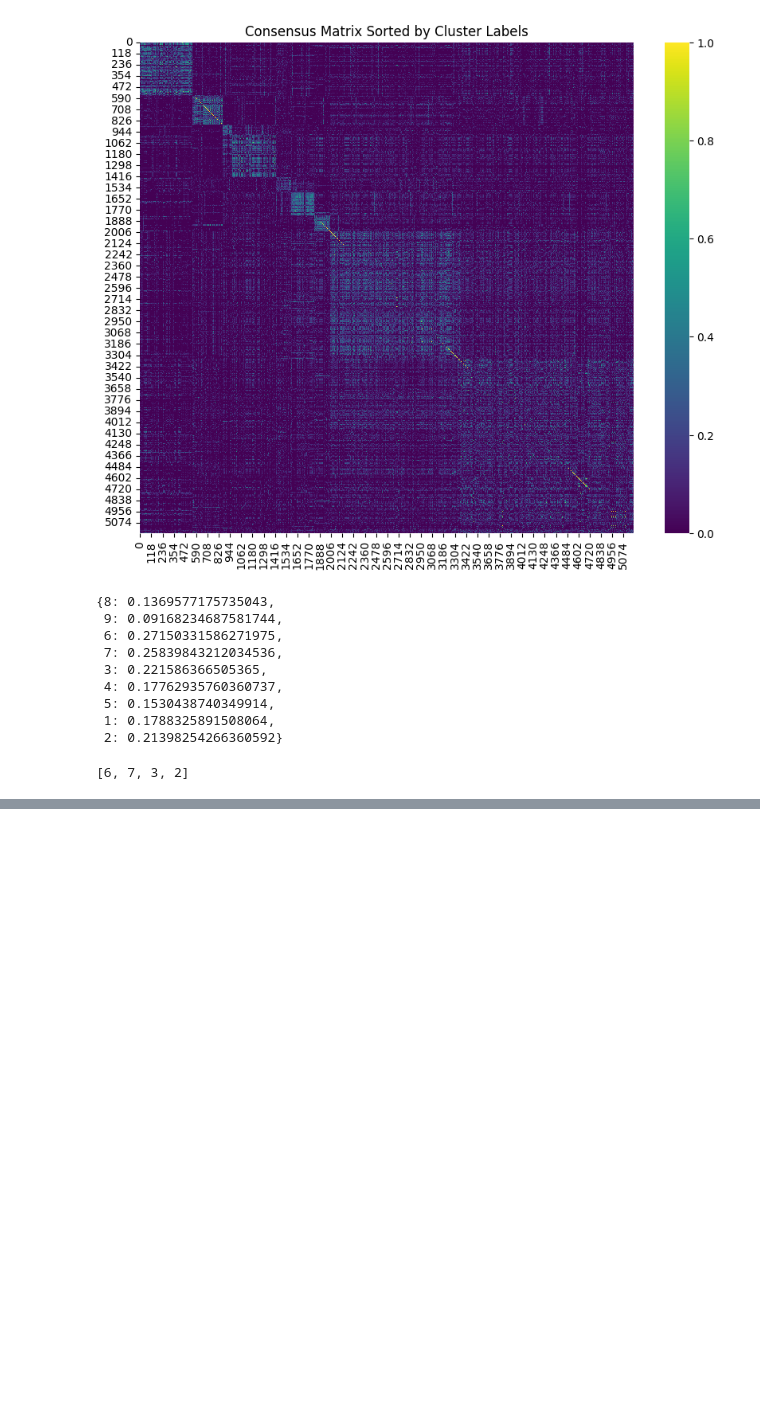
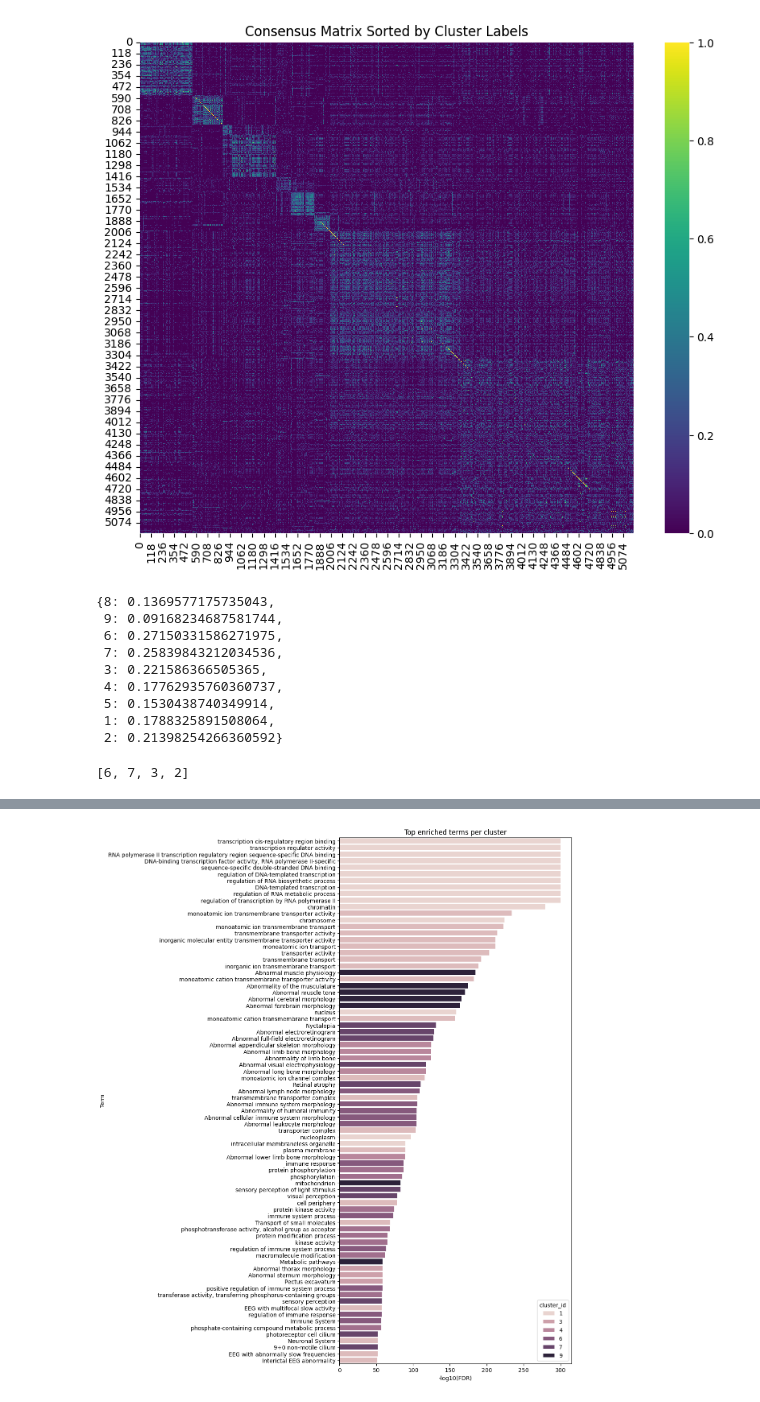
Before and after one commit to Filippo-Corti/ScientificVisualization, a Jupyter notebook: 02-data-integration/consensus_clustering.ipynb, the cells around one changed output, grey strips where cells are left out. Drawn from its saved outputs; the diff is of its cells as text; code cells hidden in the pictures; blank space fills up the shorter version.

Commit message:
go graph coloring

```diff
--- a/02-data-integration/consensus_clustering.ipynb
+++ b/02-data-integration/consensus_clustering.ipynb
@@ -191,7 +193,8 @@ Best number of clusters according to ΔCDF: 9
 [figure]
 # %%
 # Step 2: compute consensus clusters
-n_consensus_clusters = best_k
+# n_consensus_clusters = best_k
+n_consensus_clusters = 9
 consensus_labels = consensus_clustering(coassign, n_clusters=n_consensus_clusters)
 
 # Step 3: view results
@@ -262,7 +248,0 @@ clusters = {
-# %%
-GO_BP_cluster_profiles = {}
-
-for k, gene_list in clusters.items():
-    GO_BP_cluster_profiles[k] = GO_BP.loc[gene_list].sum().sort_values(ascending=False)
-
-GO_BP_cluster_profiles[k].head(10)
@@ -280,0 +373,38 @@ dtype: int64
+# %%
+
+if 'enr_df' in locals() and isinstance(enr_df, pd.DataFrame) and len(enr_df) > 0:
+    # Pick the correct term column (g:Profiler versions differ)
+    term_col = "term_name" if "term_name" in enr_df.columns else ("name" if "name" in enr_df.columns else None)
+    if term_col is None:
+        raise KeyError(f"No term column found. Available columns: {list(enr_df.columns)}")
+
+    # Ensure plotting score exists
+    if "neglog10_p" not in enr_df.columns and "p_value" in enr_df.columns:
+        enr_df["neglog10_p"] = -np.log10(enr_df["p_value"].clip(lower=1e-300))
+
+    # Plot: top 5 terms per source per cluster (by FDR)
+    if "p_value" in enr_df.columns:
+        top_df = (enr_df
+                  .sort_values("p_value")
+                  .groupby(["cluster_id", "source"], as_index=False)
+                  .head(5))
+        max_terms = min(80, len(top_df))
+        plot_df = top_df.head(max_terms)
+
+        plt.figure(figsize=(12, max(4, int(len(plot_df) * 0.18))))
+        sns.barplot(data=plot_df, x="neglog10_p", y=term_col, hue="cluster_id", dodge=False)
+        plt.xlabel("-log10(FDR)")
+        plt.ylabel("Term")
+        plt.title("Top enriched terms per cluster")
+        plt.tight_layout()
+        plt.show()
+
+        # Also save condensed top terms per cluster table
+        top_table = (top_df
+                     .groupby(["cluster_id", "source"])
+                     .apply(lambda d: ", ".join(d.head(3)[term_col].tolist()))
+                     .reset_index(name="top_terms"))
+else:
+    print("No enrichment results to save or plot.")
+# %% [output]
+[figure, added]
```
Also changed, not shown: parts of 9 cells of this notebook.
